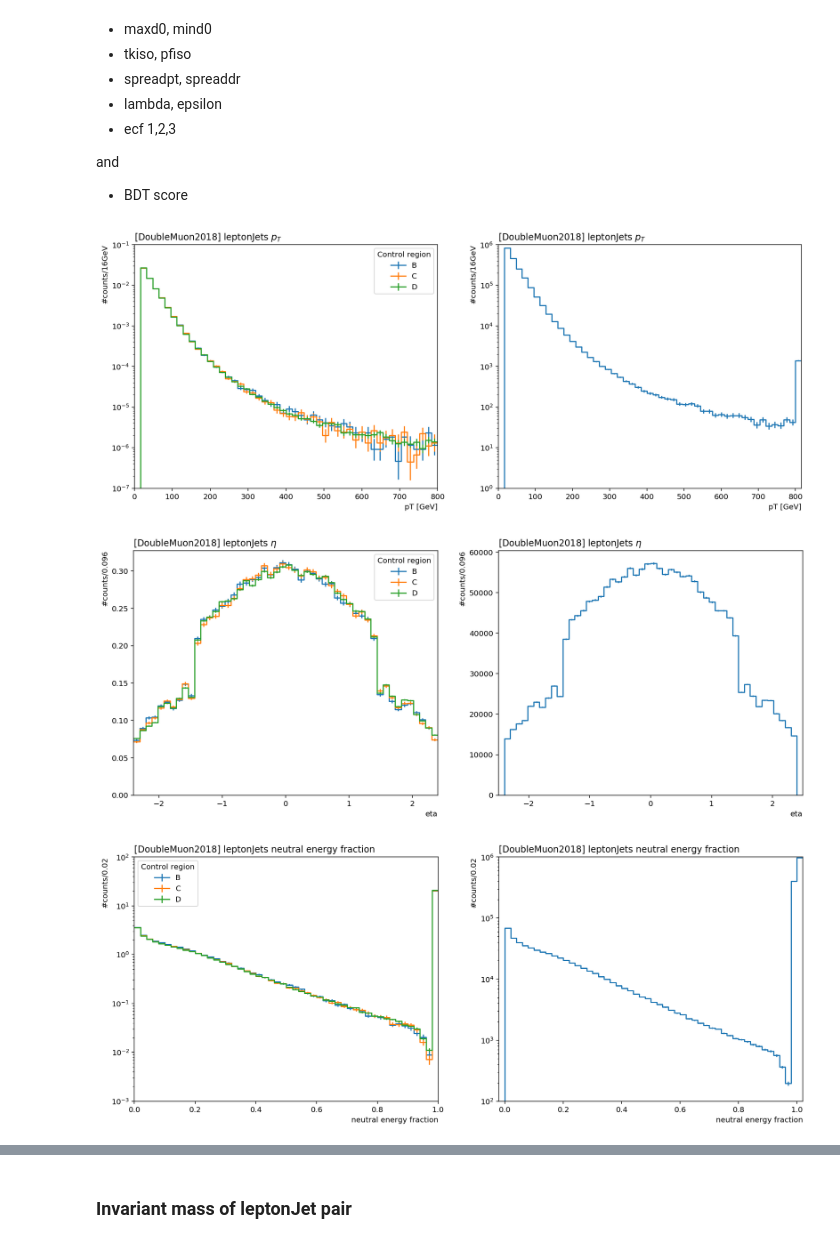
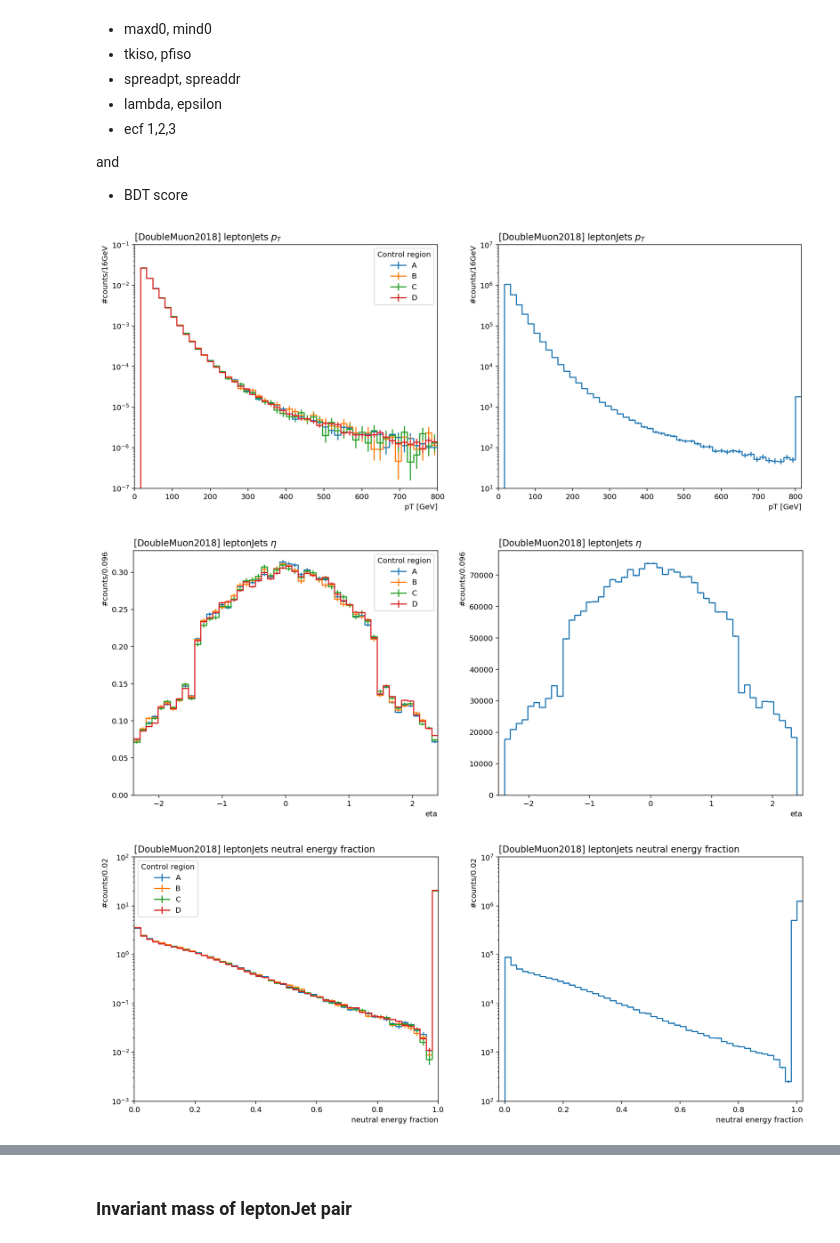
Before and after one commit to sadiess/FireHydrant, a Jupyter notebook: Notebooks/Data/DataOnly/ControlRegion.ipynb, the cells around one changed output, grey strips where cells are left out. Drawn from its saved outputs; the diff is of its cells as text; code cells hidden in the pictures.

```diff
--- a/Notebooks/Data/DataOnly/ControlRegion.ipynb
+++ b/Notebooks/Data/DataOnly/ControlRegion.ipynb
@@ -14,7 +16,7 @@ from FireHydrant.Tools.uproothelpers import NestNestObjArrayToJagged
 import json
 datasets_=json.load(open('../Samples/control_data2018.json'))
 datasets = dict(
-#     A={'files': datasets_['A'][7:8], 'treename': 'ffNtuplizer/ffNtuple'}, # A has some problems
+    A={'files': datasets_['A'], 'treename': 'ffNtuplizer/ffNtuple'},
     B={'files': datasets_['B'], 'treename': 'ffNtuples/ffNtuple'},
     C={'files': datasets_['C'], 'treename': 'ffNtuples/ffNtuple'},
     D={'files': datasets_['D'], 'treename': 'ffNtuples/ffNtuple'},
@@ -213,20 +215,20 @@ output = processor.run_uproot_job(datasets,
 # %%
 fig, axes = plt.subplots(1,2,figsize=(16,6))
 hist.plot1d(output['pt'], ax=axes[0], overlay='dataset', density=True)
 hist.plot1d(output['pt'].sum('dataset'), ax=axes[1], overflow='over')
 
 axes[0].set_yscale('log')
 axes[0].set_ylim([1e-7, 1e-1])
 
 axes[1].set_yscale('log')
-axes[1].set_ylim([1, 1e6])
+axes[1].set_ylim([1e1, 1e7])
 
 for ax in axes:
     ax.set_title('[DoubleMuon2018] leptonJets $p_T$', x=0.0, ha="left")
     ax.set_xlabel(ax.get_xlabel(), x=1.0, ha="right")
     ax.set_ylabel(ax.get_ylabel(), y=1.0, ha="right");
 # %% [output]
-[figure, old version]
+[figure, new version]
 # %%
 fig, axes = plt.subplots(1,2,figsize=(16,6))
 hist.plot1d(output['eta'], ax=axes[0], overlay='dataset', density=True)
@@ -237,7 +239,7 @@ for ax in axes:
     ax.set_xlabel(ax.get_xlabel(), x=1.0, ha="right")
     ax.set_ylabel(ax.get_ylabel(), y=1.0, ha="right");
 # %% [output]
-[figure, old version]
+[figure, new version]
 # %%
 fig, axes = plt.subplots(1,2,figsize=(16,6))
 hist.plot1d(output['nef'], ax=axes[0], overlay='dataset', density=True)
@@ -247,14 +249,14 @@ axes[0].set_yscale('log')
 axes[0].set_ylim([1e-3, 1e2])
 
 axes[1].set_yscale('log')
-axes[1].set_ylim([1e2, 1e6])
+axes[1].set_ylim([1e2, 1e7])
 
 for ax in axes:
     ax.set_title('[DoubleMuon2018] leptonJets neutral energy fraction', x=0.0, ha="left")
     ax.set_xlabel(ax.get_xlabel(), x=1.0, ha="right")
     ax.set_ylabel(ax.get_ylabel(), y=1.0, ha="right");
 # %% [output]
-[figure, old version]
+[figure, new version]
 # %%
 fig, axes = plt.subplots(1,2,figsize=(16,6))
 hist.plot1d(output['maxd0'], ax=axes[0], overlay='dataset', density=True)
```
Also changed, not shown: parts of 16 cells of this notebook, 1 other file.
